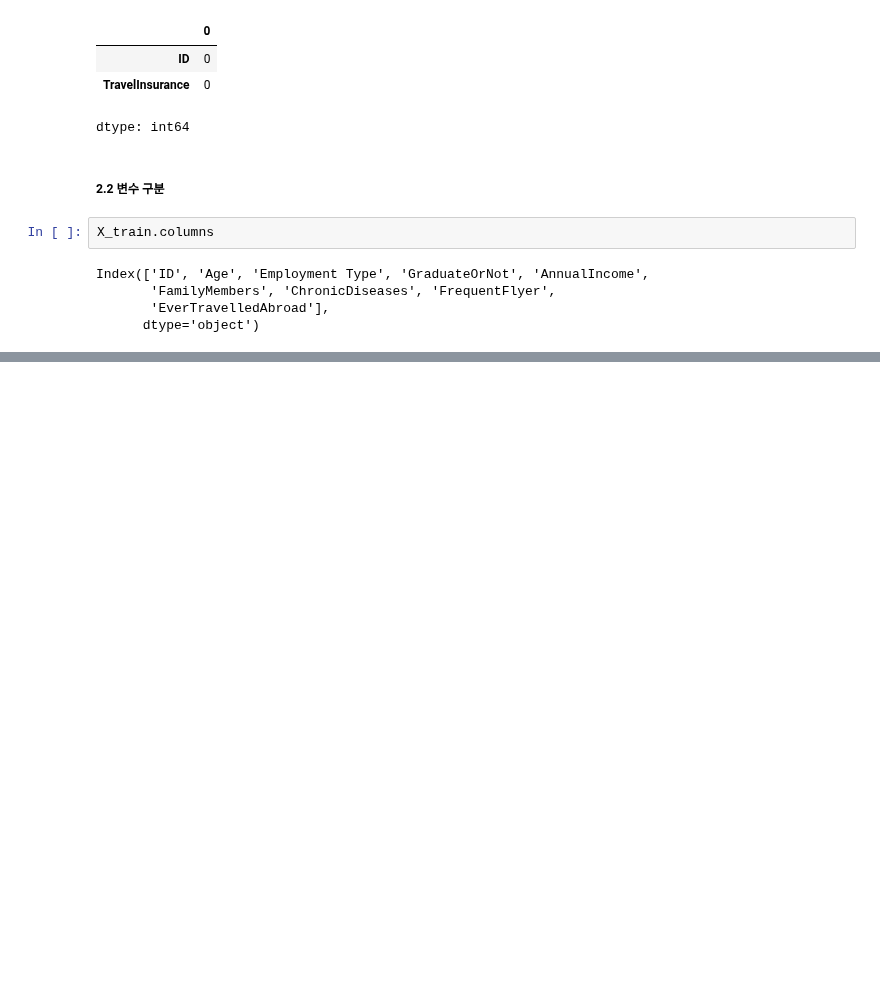
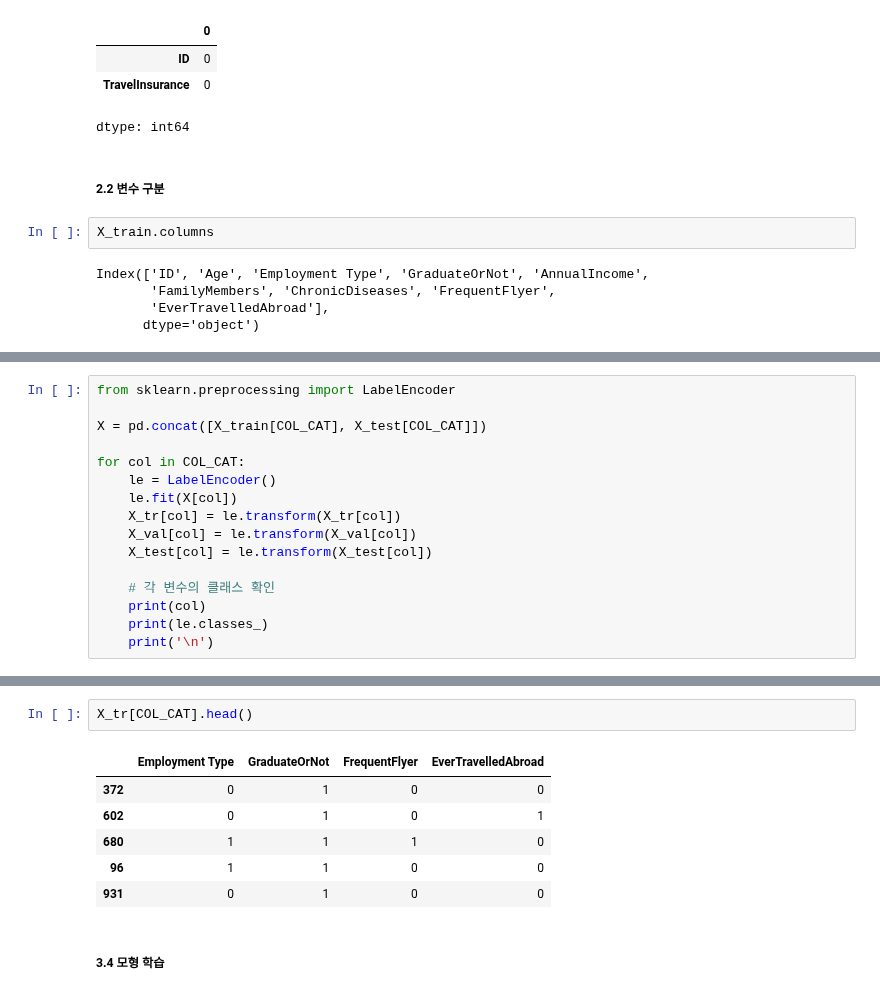
Before and after one commit to va4756/yemoon_bigdata_test, a Jupyter notebook: bigdata_예문_실전문제_example2.ipynb, the cells around one changed output, grey strips where cells are left out. Cells and saved outputs as stored; diff of their text form; blank space fills up the shorter version.

```diff
--- a/bigdata_예문_실전문제_example2.ipynb
+++ b/bigdata_예문_실전문제_example2.ipynb
@@ -856,0 +911,16 @@ Index(['ID', 'Age', 'Employment Type', 'GraduateOrNot', 'AnnualIncome',
+# %%
+from sklearn.preprocessing import LabelEncoder
+
+X = pd.concat([X_train[COL_CAT], X_test[COL_CAT]])
+
+for col in COL_CAT:
+    le = LabelEncoder()
+    le.fit(X[col])
+    X_tr[col] = le.transform(X_tr[col])
+    X_val[col] = le.transform(X_val[col])
+    X_test[col] = le.transform(X_test[col])
+
+    # 각 변수의 클래스 확인
+    print(col)
+    print(le.classes_)
+    print('\n')
@@ -856,0 +942,11 @@ Index(['ID', 'Age', 'Employment Type', 'GraduateOrNot', 'AnnualIncome',
+# %%
+X_tr[COL_CAT].head()
+# %% [output]
+|  | Employment Type | GraduateOrNot | FrequentFlyer | EverTravelledAbroad |
+| 372 | 0 | 1 | 0 | 0 |
+| 602 | 0 | 1 | 0 | 1 |
+| 680 | 1 | 1 | 1 | 0 |
+| 96 | 1 | 1 | 0 | 0 |
+| 931 | 0 | 1 | 0 | 0 |
+# %% [markdown]
+##### 3.4 모형 학습
```
Also changed, not shown: parts of 41 cells of this notebook.
